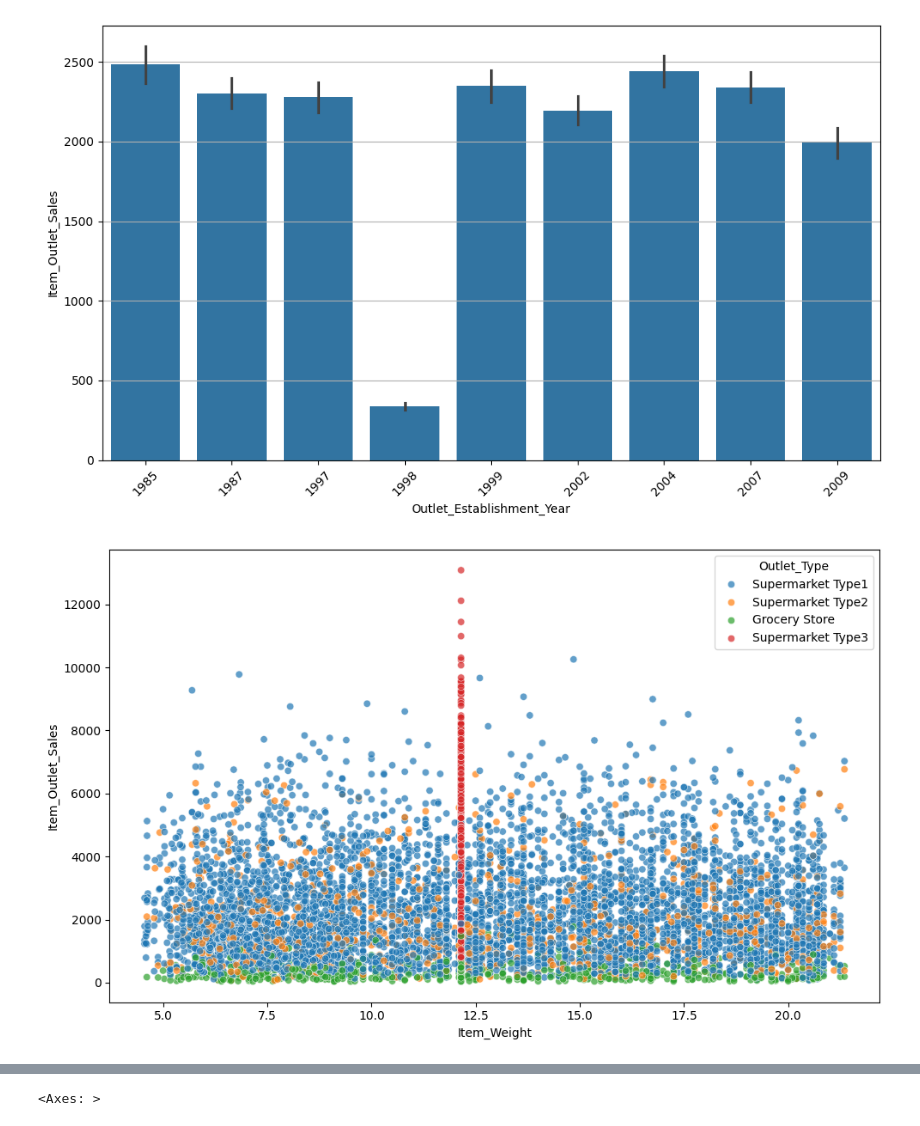
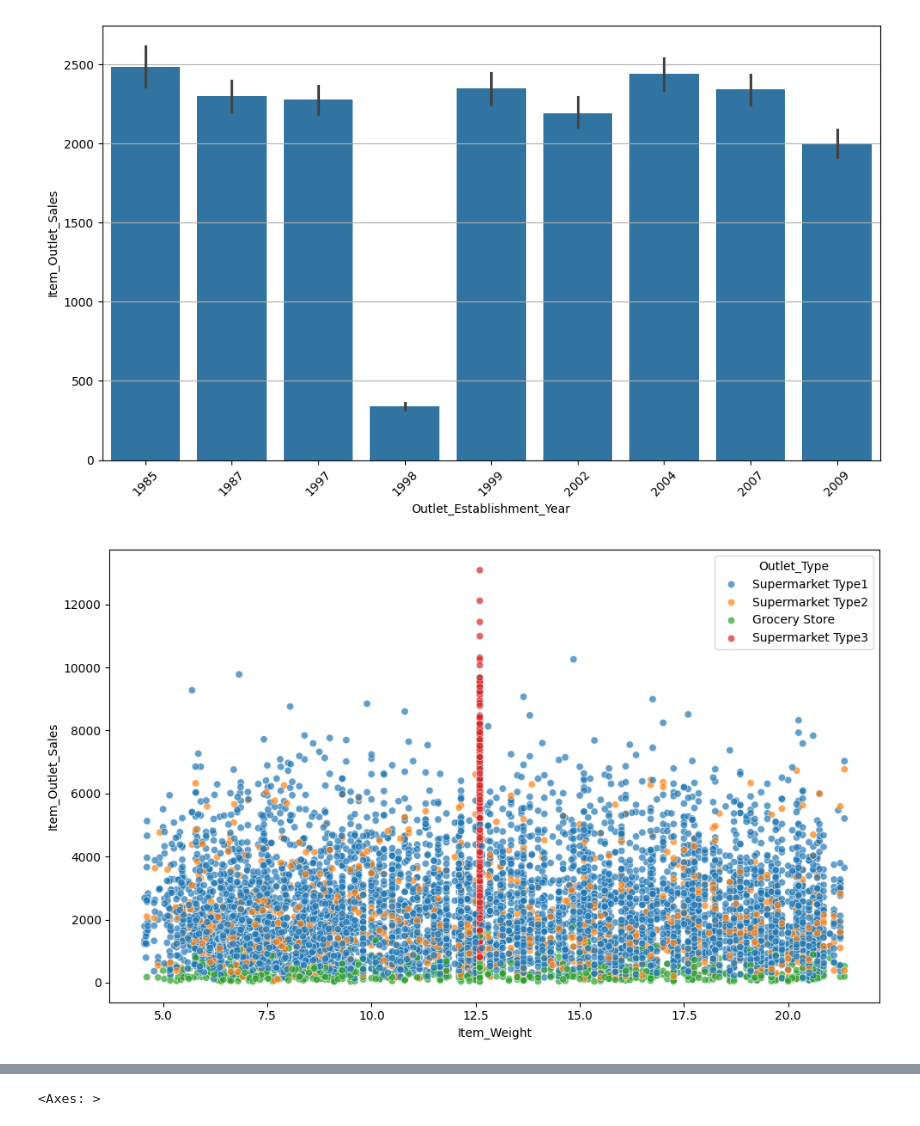
Before and after one commit to Solomon-hub23/data-science-project, a Jupyter notebook: bigmart-sales-prediction/Notebook/bigmart.ipynb, the cells around one changed output, grey strips where cells are left out. Drawn from its saved outputs; the diff is of its cells as text; code cells hidden in the pictures.

```diff
--- a/bigmart-sales-prediction/Notebook/bigmart.ipynb
+++ b/bigmart-sales-prediction/Notebook/bigmart.ipynb
@@ -144,9 +181,11 @@ Outlet_Type: <StringArray>
 Length: 4, dtype: str
 # %% [markdown]
 #### Data Cleansing
+# %%
+df_clean=df.copy()
 # %%
 #Resolving inconsistencies in the 'Item_Fat_Content' column
-df["Item_Fat_Content"] = df["Item_Fat_Content"].map({
+df_clean["Item_Fat_Content"] = df_clean["Item_Fat_Content"].map({
 
     "Low Fat": "Low Fat",
     "LF": "Low Fat",
@@ -155,9 +194,9 @@ df["Item_Fat_Content"] = df["Item_Fat_Content"].map({
     "reg": "Regular"
 })
 # %%
-#Replacing the missing values in the 'Item_Weight' column with the mode of the column
-df['Item_Weight']=df['Item_Weight'].fillna(df['Item_Weight'].mode()[0])
+#Replacing the missing values in the 'Item_Weight' column with the median of the column
+df_clean['Item_Weight']=df_clean['Item_Weight'].fillna(df_clean['Item_Weight'].median())
 # %%
 #Filling the missing values in the 'Outlet_Size' column with the "unknown" string
-df['Outlet_Size']=df['Outlet_Size'].fillna("unknown")
+df_clean['Outlet_Size']=df_clean['Outlet_Size'].fillna("unknown")
 # %%
@@ -208,11 +247,11 @@ plt.show()
 # %%
 plt.figure(figsize=(10,6))
 sns.scatterplot(
-    data=df, x='Item_Weight', y='Item_Outlet_Sales', hue='Outlet_Type', alpha=0.7
+    data=df_clean, x='Item_Weight', y='Item_Outlet_Sales', hue='Outlet_Type', alpha=0.7
 )
 plt.tight_layout()
 plt.show()
 # %% [output]
-[figure, old version]
+[figure, new version]
 # %%
 plt.figure(figsize=(10,6))
```
Also changed, not shown: parts of 42 cells of this notebook.
